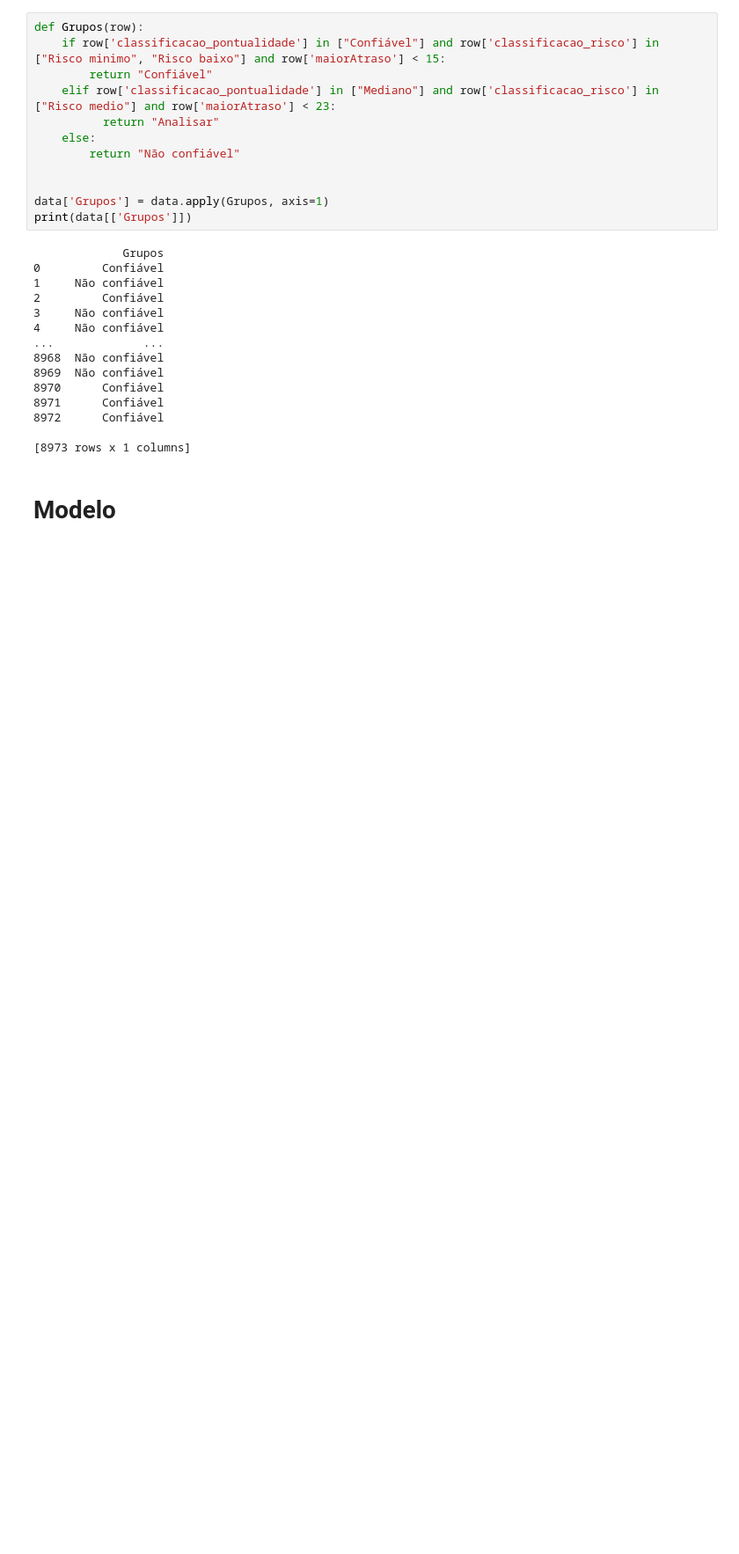
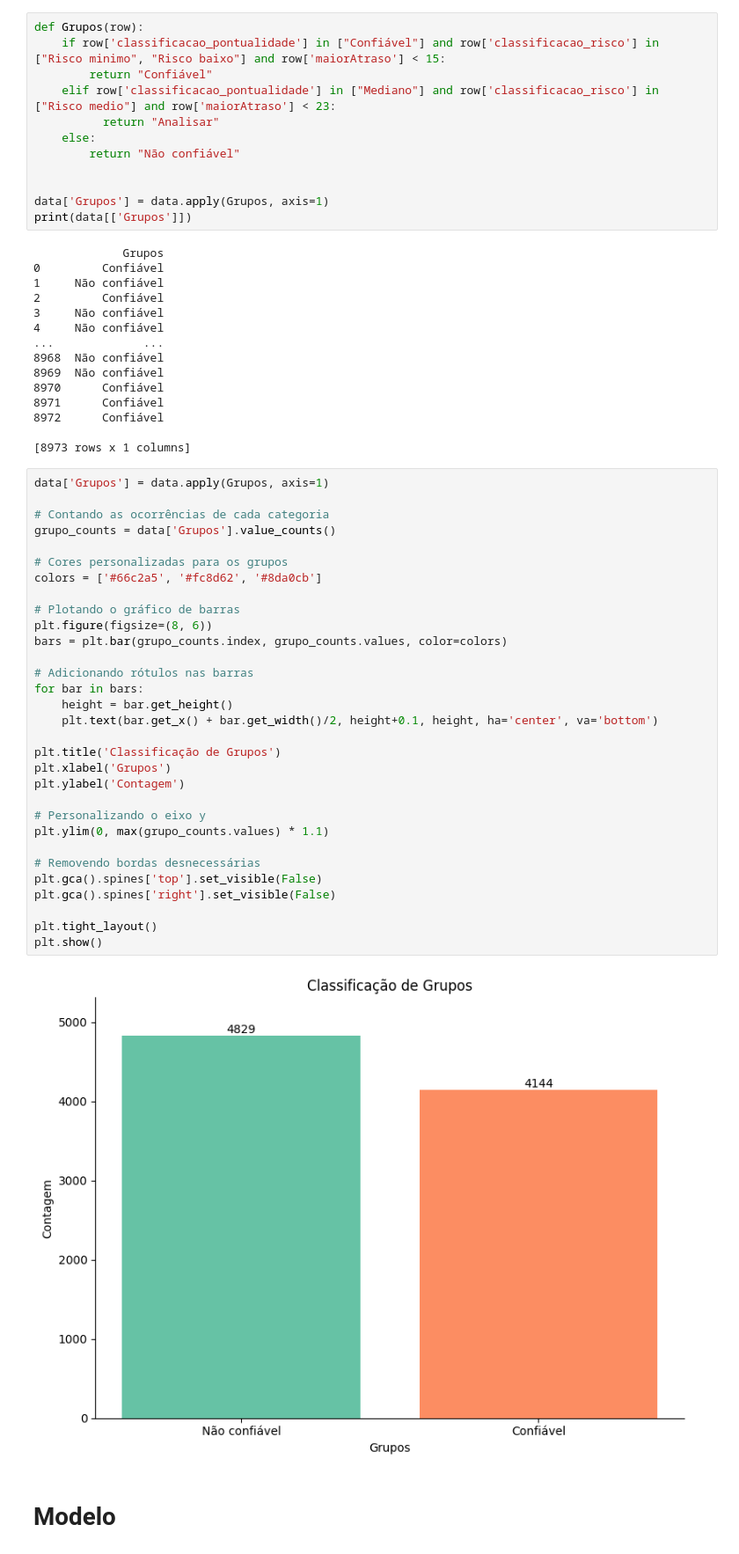
Before and after one commit to VictorHaBarra/ABX-CP2-IA, a Jupyter notebook: ABXDesafio.ipynb, the cells around one changed output. Shown at 88% size. Saved outputs shown, nothing was run; the diff lists cells and outputs as text; blank space fills up the shorter version.

```diff
--- a/ABXDesafio.ipynb
+++ b/ABXDesafio.ipynb
@@ -157,6 +157,39 @@ print(data[['Grupos']])
 8972      Confiável
 
 [8973 rows x 1 columns]
+# %%
+data['Grupos'] = data.apply(Grupos, axis=1)
+
+# Contando as ocorrências de cada categoria
+grupo_counts = data['Grupos'].value_counts()
+
+# Cores personalizadas para os grupos
+colors = ['#66c2a5', '#fc8d62', '#8da0cb']
+
+# Plotando o gráfico de barras
+plt.figure(figsize=(8, 6))
+bars = plt.bar(grupo_counts.index, grupo_counts.values, color=colors)
+
+# Adicionando rótulos nas barras
+for bar in bars:
+    height = bar.get_height()
+    plt.text(bar.get_x() + bar.get_width()/2, height+0.1, height, ha='center', va='bottom')
+
+plt.title('Classificação de Grupos')
+plt.xlabel('Grupos')
+plt.ylabel('Contagem')
+
+# Personalizando o eixo y
+plt.ylim(0, max(grupo_counts.values) * 1.1)
+
+# Removendo bordas desnecessárias
+plt.gca().spines['top'].set_visible(False)
+plt.gca().spines['right'].set_visible(False)
+
+plt.tight_layout()
+plt.show()
+# %% [output]
+[figure, added]
 # %% [markdown]
 
 # Modelo
```
Also changed, not shown: parts of 1 cell of this notebook.
